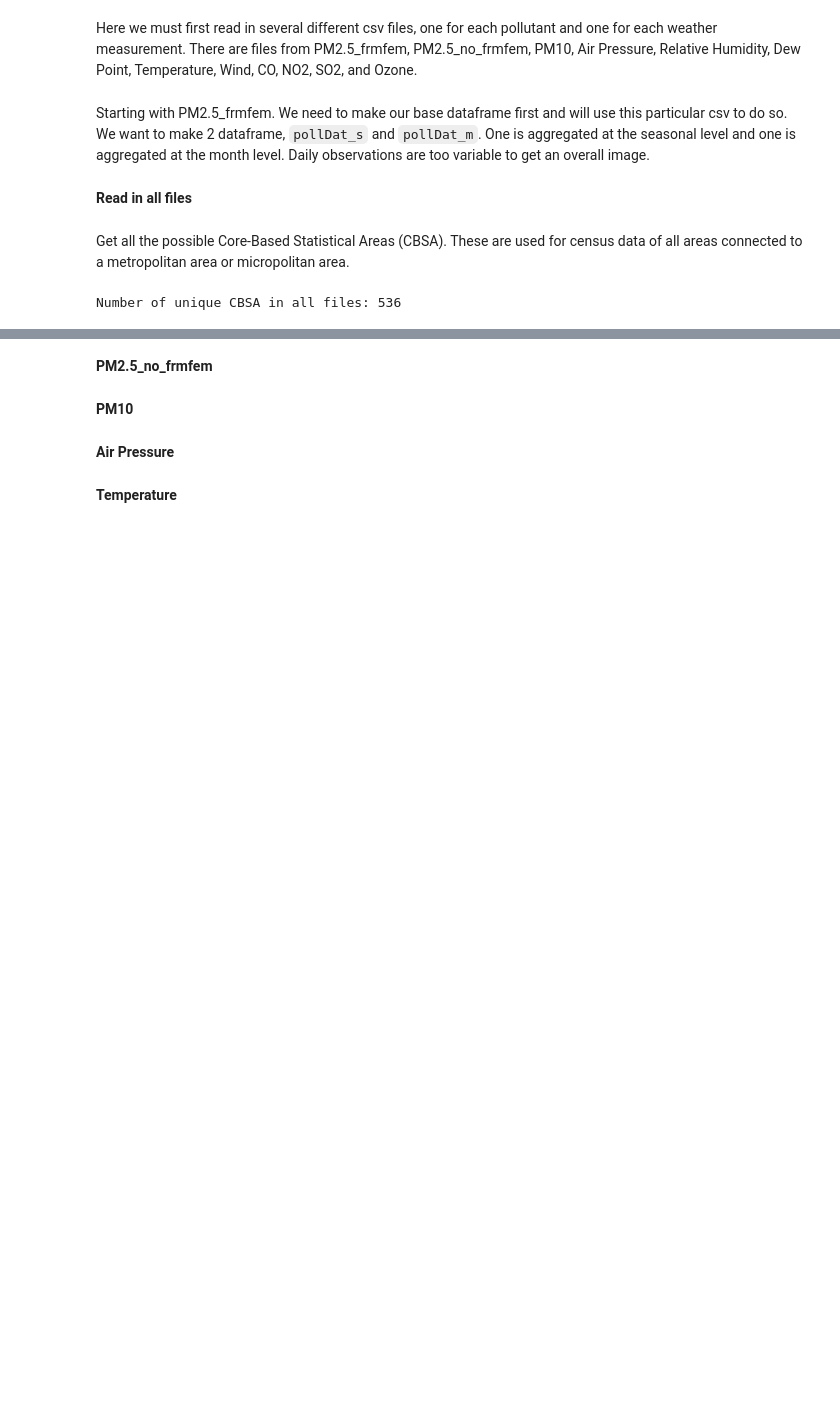
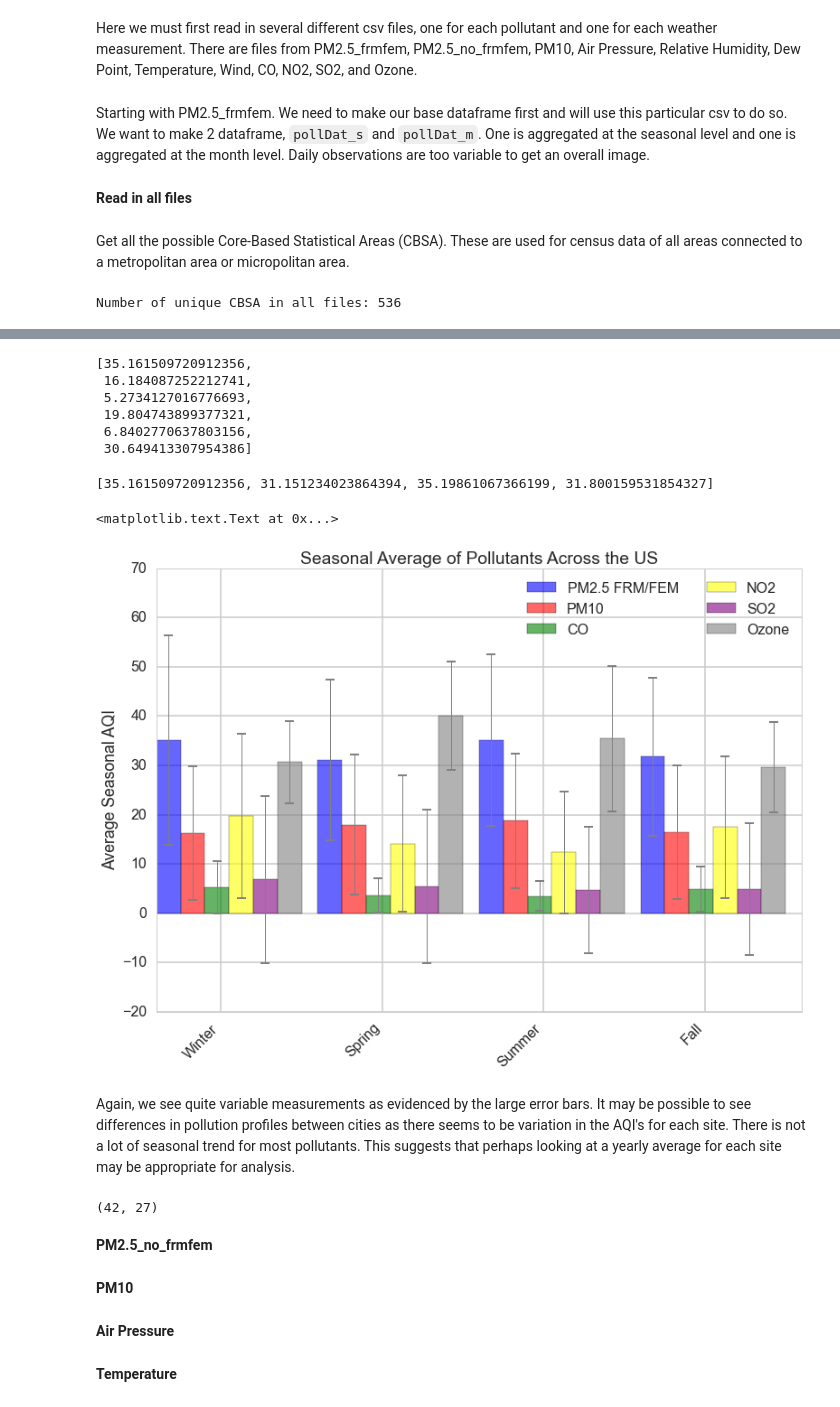
Before and after one commit to mchaffin17/AirPollutionFinalProject, a Jupyter notebook: PollutantData.ipynb, the cells around one changed output, grey strips where cells are left out. Drawn from its saved outputs; the diff is of its cells as text; code cells hidden in the pictures; blank space fills up the shorter version.

```diff
--- a/PollutantData.ipynb
+++ b/PollutantData.ipynb
@@ -137,0 +312,2 @@ test.count()
+# %%
+SeasonDat = means[means['id'].isin(myFrame['id'])]
@@ -138,3 +425,81 @@ test.count()
+# %%
+list(plotVals[plotVals.index=='Winter'][['AQI_PM25_FRMFEM','AQI_PM10','AQI_CO','AQI_NO2','AQI_SO2','AQI_OZONE']].values[0])
+# %% [output]
+[35.161509720912356,
+ 16.184087252212741,
+ 5.2734127016776693,
+ 19.804743899377321,
+ 6.8402770637803156,
+ 30.649413307954386]
+# %%
+[float(plotVals[plotVals.index=='Winter']['AQI_PM25_FRMFEM']),float(plotVals[plotVals.index=='Spring']['AQI_PM25_FRMFEM']),
+ float(plotVals[plotVals.index=='Summer']['AQI_PM25_FRMFEM']),float(plotVals[plotVals.index=='Fall']['AQI_PM25_FRMFEM'])]
+# %% [output]
+[35.161509720912356, 31.151234023864394, 35.19861067366199, 31.800159531854327]
+# %%
+#Visualize the average pollutants by season
+group = SeasonDat.groupby('season')
+plotVals = group.mean()
+plotError = group.std()
+fig, ax1 = plt.subplots()
+x=[0,1,2,3]
+pm25_bar=plt.bar(x,[float(plotVals[plotVals.index=='Winter']['AQI_PM25_FRMFEM']),float(plotVals[plotVals.index=='Spring']['AQI_PM25_FRMFEM']),
+ float(plotVals[plotVals.index=='Summer']['AQI_PM25_FRMFEM']),float(plotVals[plotVals.index=='Fall']['AQI_PM25_FRMFEM'])],
+                  width=.15,color='blue',alpha=.6,yerr=[2*float(plotError[plotError.index=='Winter']['AQI_PM25_FRMFEM']),2*float(plotError[plotError.index=='Spring']['AQI_PM25_FRMFEM']),
+ 2*float(plotError[plotError.index=='Summer']['AQI_PM25_FRMFEM']),2*float(plotError[plotError.index=='Fall']['AQI_PM25_FRMFEM'])],error_kw=dict(ecolor='gray', lw=1, capsize=5, capthick=2))
+
+pm10_bar=plt.bar([i+.15 for i in x],[float(plotVals[plotVals.index=='Winter']['AQI_PM10']),float(plotVals[plotVals.index=='Spring']['AQI_PM10']),
+ float(plotVals[plotVals.index=='Summer']['AQI_PM10']),float(plotVals[plotVals.index=='Fall']['AQI_PM10'])],
+                  width=.15,color='red',alpha=.6,yerr=[2*float(plotError[plotError.index=='Winter']['AQI_PM10']),2*float(plotError[plotError.index=='Spring']['AQI_PM10']),
+ 2*float(plotError[plotError.index=='Summer']['AQI_PM10']),2*float(plotError[plotError.index=='Fall']['AQI_PM10'])],error_kw=dict(ecolor='gray', lw=1, capsize=5, capthick=2))
+
+co_bar=plt.bar([i+.3 for i in x],[float(plotVals[plotVals.index=='Winter']['AQI_CO']),float(plotVals[plotVals.index=='Spring']['AQI_CO']),
+ float(plotVals[plotVals.index=='Summer']['AQI_CO']),float(plotVals[plotVals.index=='Fall']['AQI_CO'])],
+                  width=.15,color='green',alpha=.6,yerr=[2*float(plotError[plotError.index=='Winter']['AQI_CO']),2*float(plotError[plotError.index=='Spring']['AQI_CO']),
+ 2*float(plotError[plotError.index=='Summer']['AQI_CO']),2*float(plotError[plotError.index=='Fall']['AQI_CO'])],error_kw=dict(ecolor='gray', lw=1, capsize=5, capthick=2))
+
+no2_bar=plt.bar([i+.45 for i in x],[float(plotVals[plotVals.index=='Winter']['AQI_NO2']),float(plotVals[plotVals.index=='Spring']['AQI_NO2']),
+ float(plotVals[plotVals.index=='Summer']['AQI_NO2']),float(plotVals[plotVals.index=='Fall']['AQI_NO2'])],
+                  width=.15,color='yellow',alpha=.6,yerr=[2*float(plotError[plotError.index=='Winter']['AQI_NO2']),2*float(plotError[plotError.index=='Spring']['AQI_NO2']),
+ 2*float(plotError[plotError.index=='Summer']['AQI_NO2']),2*float(plotError[plotError.index=='Fall']['AQI_NO2'])],error_kw=dict(ecolor='gray', lw=1, capsize=5, capthick=2))
+
+so2_bar=plt.bar([i+.6 for i in x],[float(plotVals[plotVals.index=='Winter']['AQI_SO2']),float(plotVals[plotVals.index=='Spring']['AQI_SO2']),
+ float(plotVals[plotVals.index=='Summer']['AQI_SO2']),float(plotVals[plotVals.index=='Fall']['AQI_SO2'])],
+                  width=.15,color='purple',alpha=.6,yerr=[2*float(plotError[plotError.index=='Winter']['AQI_SO2']),2*float(plotError[plotError.index=='Spring']['AQI_SO2']),
+ 2*float(plotError[plotError.index=='Summer']['AQI_SO2']),2*float(plotError[plotError.index=='Fall']['AQI_SO2'])],error_kw=dict(ecolor='gray', lw=1, capsize=5, capthick=2))
+
+ozone_bar=plt.bar([i+.75 for i in x],[float(plotVals[plotVals.index=='Winter']['AQI_OZONE']),float(plotVals[plotVals.index=='Spring']['AQI_OZONE']),
+ float(plotVals[plotVals.index=='Summer']['AQI_OZONE']),float(plotVals[plotVals.index=='Fall']['AQI_OZONE'])],
+                  width=.15,color='grey',alpha=.6,yerr=[2*float(plotError[plotError.index=='Winter']['AQI_OZONE']),2*float(plotError[plotError.index=='Spring']['AQI_OZONE']),
+ 2*float(plotError[plotError.index=='Summer']['AQI_OZONE']),2*float(plotError[plotError.index=='Fall']['AQI_OZONE'])],error_kw=dict(ecolor='gray', lw=1, capsize=5, capthick=2))
+
+plt.xticks([i+.4 for i in x],['Winter','Spring','Summer','Fall'],rotation=45,ha='right')
+ax1.set_ylim(-20,70)
+plt.ylabel('Average Seasonal AQI')
+plt.legend((pm25_bar,pm10_bar,co_bar,no2_bar,so2_bar,ozone_bar),('PM2.5 FRM/FEM','PM10','CO','NO2','SO2','Ozone'),ncol=2)
+plt.title('Seasonal Average of Pollutants Across the US')
+# %% [output]
+<matplotlib.text.Text at 0x...>
+[figure, added]
+# %% [markdown]
+Again, we see quite variable measurements as evidenced by the large error bars. It may be possible to see differences in pollution profiles between cities as there seems to be variation in the AQI's for each site. There is not a lot of seasonal trend for most pollutants. This suggests that perhaps looking at a yearly average for each site may be appropriate for analysis.
+# %%
+'''
+SeasonDat = SeasonDat[pd.notnull(SeasonDat['PM25_FRMFEM'])]
+SeasonDat = SeasonDat[pd.notnull(SeasonDat['PM25_NOFRMFEM'])]
+SeasonDat = SeasonDat[pd.notnull(SeasonDat['PM10'])]
+SeasonDat = SeasonDat[pd.notnull(SeasonDat['TEMP'])]
+SeasonDat = SeasonDat[pd.notnull(SeasonDat['PRESS'])]
+SeasonDat = SeasonDat[pd.notnull(SeasonDat['RH'])]
+#SeasonDat = SeasonDat[pd.notnull(SeasonDat['DP'])]
+SeasonDat = SeasonDat[pd.notnull(SeasonDat['CO'])]
+SeasonDat = SeasonDat[pd.notnull(SeasonDat['NO2'])]
+SeasonDat = SeasonDat[pd.notnull(SeasonDat['OZONE'])]
+SeasonDat = SeasonDat[pd.notnull(SeasonDat['SO2'])]
+SeasonDat[SeasonDat.season=='Fall'].shape
+'''
+# %% [output]
+(42, 27)
 # %%
 #Groupby identifiers and season
 #We also create a month breakdown simultaneously
```
Also changed, not shown: parts of 45 cells of this notebook.
